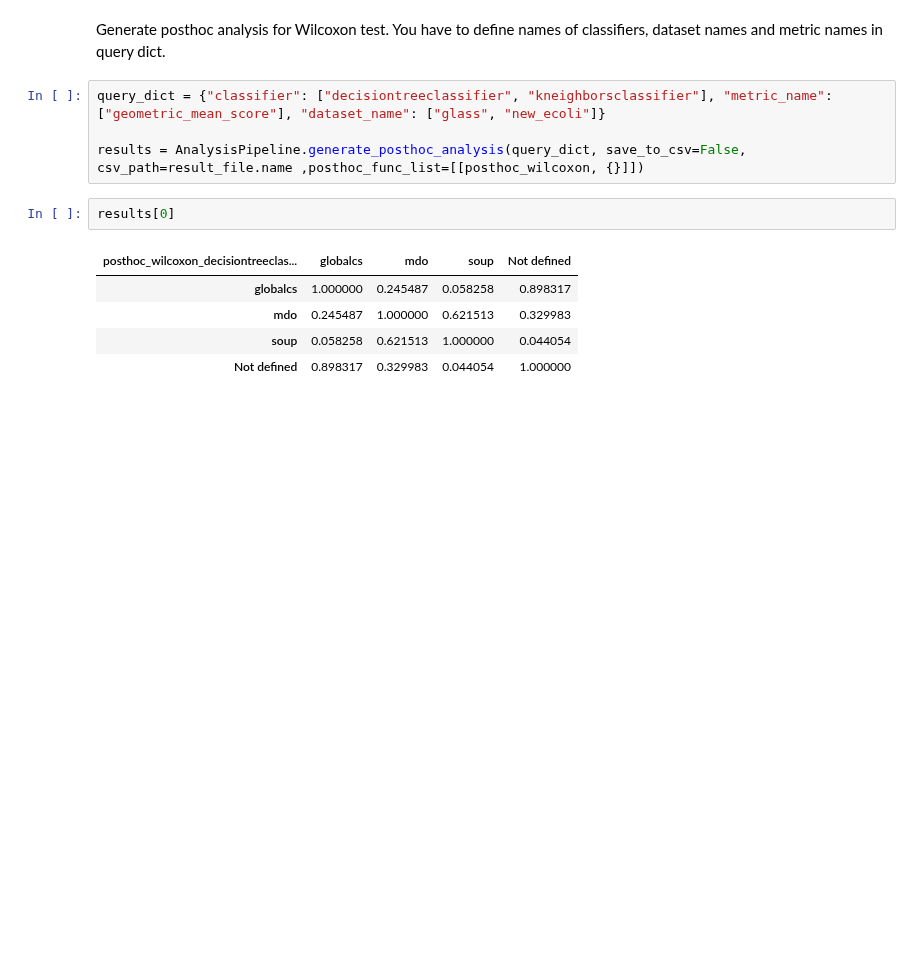
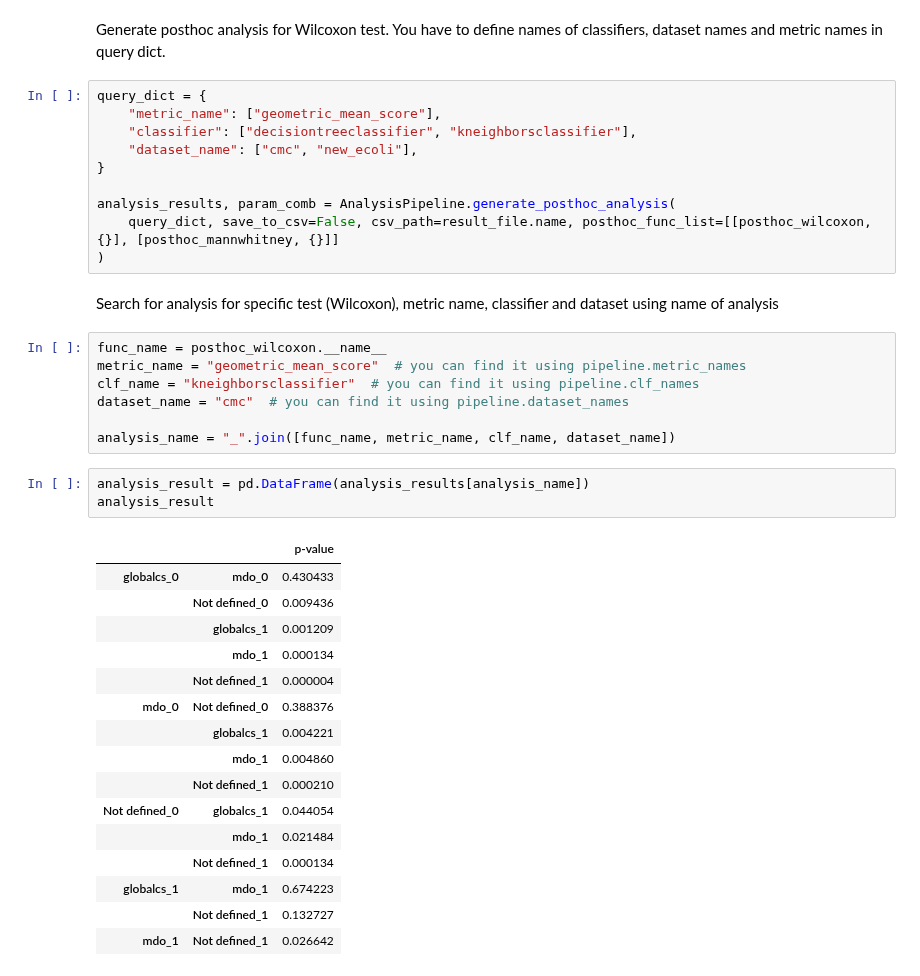
Before and after one commit to damianhorna/multi-imbalance, a Jupyter notebook: examples/datasets/analysis.ipynb, the cells around one changed output. Drawn from its saved outputs; the diff is of its cells as text; blank space fills up the shorter version.

```diff
--- a/examples/datasets/analysis.ipynb
+++ b/examples/datasets/analysis.ipynb
@@ -143,14 +103,41 @@ results[3]
 # %% [markdown]
 Generate posthoc analysis for Wilcoxon test. You have to define names of classifiers, dataset names and metric names in query dict.
 # %%
-query_dict = {"classifier": ["decisiontreeclassifier", "kneighborsclassifier"], "metric_name": ["geometric_mean_score"], "dataset_name": ["glass", "new_ecoli"]}
+query_dict = {
+    "metric_name": ["geometric_mean_score"],
+    "classifier": ["decisiontreeclassifier", "kneighborsclassifier"],
+    "dataset_name": ["cmc", "new_ecoli"],
+}
 
-results = AnalysisPipeline.generate_posthoc_analysis(query_dict, save_to_csv=False, csv_path=result_file.name ,posthoc_func_list=[[posthoc_wilcoxon, {}]])
+analysis_results, param_comb = AnalysisPipeline.generate_posthoc_analysis(
+    query_dict, save_to_csv=False, csv_path=result_file.name, posthoc_func_list=[[posthoc_wilcoxon, {}], [posthoc_mannwhitney, {}]]
+)
-# %%
-results[0]
-# %% [output]
-| posthoc_wilcoxon_decisiontreeclas... | globalcs | mdo | soup | Not defined |
-| globalcs | 1.000000 | 0.245487 | 0.058258 | 0.898317 |
-| mdo | 0.245487 | 1.000000 | 0.621513 | 0.329983 |
-| soup | 0.058258 | 0.621513 | 1.000000 | 0.044054 |
-| Not defined | 0.898317 | 0.329983 | 0.044054 | 1.000000 |
+# %% [markdown]
+Search for analysis for specific test (Wilcoxon), metric name, classifier and dataset using name of analysis
+# %%
+func_name = posthoc_wilcoxon.__name__
+metric_name = "geometric_mean_score"  # you can find it using pipeline.metric_names
+clf_name = "kneighborsclassifier"  # you can find it using pipeline.clf_names
+dataset_name = "cmc"  # you can find it using pipeline.dataset_names
+
+analysis_name = "_".join([func_name, metric_name, clf_name, dataset_name])
+# %%
+analysis_result = pd.DataFrame(analysis_results[analysis_name])
+analysis_result
+# %% [output]
+|  |  | p-value |
+| globalcs_0 | mdo_0 | 0.430433 |
+|  | Not defined_0 | 0.009436 |
+|  | globalcs_1 | 0.001209 |
+|  | mdo_1 | 0.000134 |
+|  | Not defined_1 | 0.000004 |
+| mdo_0 | Not defined_0 | 0.388376 |
+|  | globalcs_1 | 0.004221 |
+|  | mdo_1 | 0.004860 |
+|  | Not defined_1 | 0.000210 |
+| Not defined_0 | globalcs_1 | 0.044054 |
+|  | mdo_1 | 0.021484 |
+|  | Not defined_1 | 0.000134 |
+| globalcs_1 | mdo_1 | 0.674223 |
+|  | Not defined_1 | 0.132727 |
+| mdo_1 | Not defined_1 | 0.026642 |
```
Also changed, not shown: parts of 58 cells of this notebook, 3 other files.
